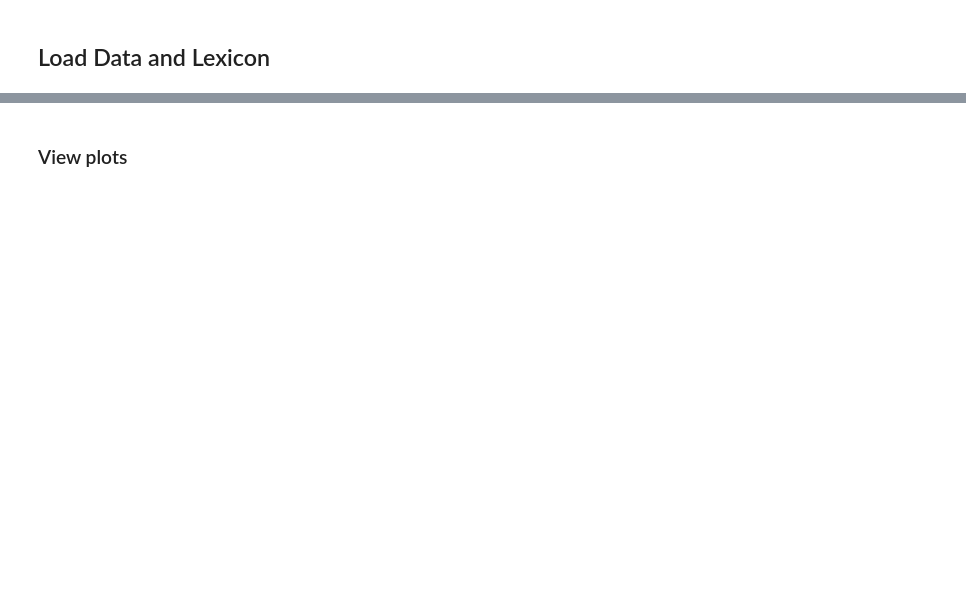
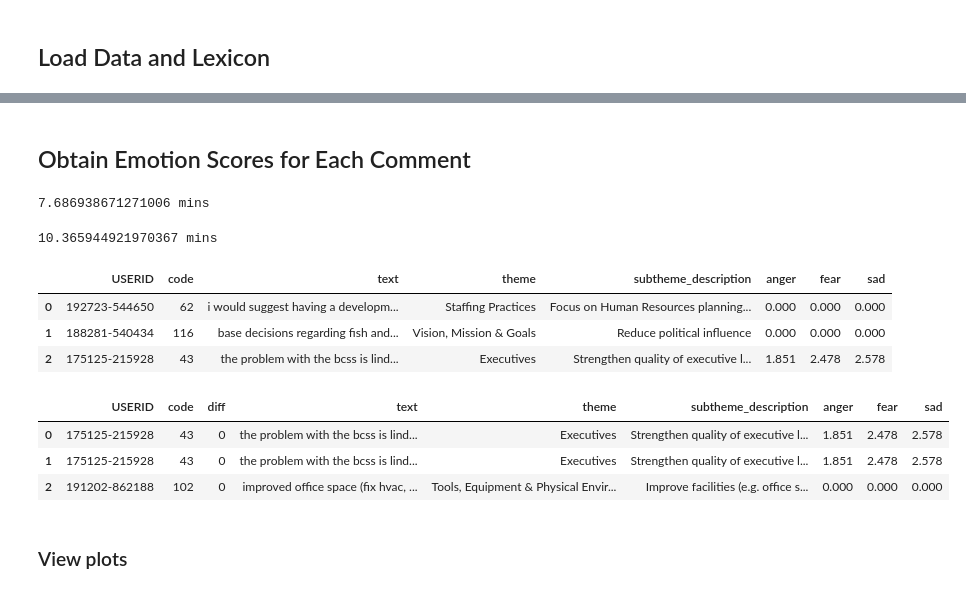
Before and after one commit to Jamienie/mds_capstone_bcstats, a Jupyter notebook: notebooks/ap_emotion_analysis_qual_to_quant.ipynb, the cells around one changed output, grey strips where cells are left out. Cells and saved outputs as stored; diff of their text form; code cells hidden in the pictures; blank space fills up the shorter version.

```diff
--- a/notebooks/ap_emotion_analysis_qual_to_quant.ipynb
+++ b/notebooks/ap_emotion_analysis_qual_to_quant.ipynb
@@ -103,2 +103,32 @@ df.head(3)
+# %% [markdown]
+## Obtain Emotion Scores for Each Comment
+# %%
+start = time.time()
+full_scores = src.emotion_analysis.obtain_emotion_scores(data_full, lexicon, anger=True, fear=True, sadness=True, joy=False)
+end = time.time()
+print((end - start) / 60, "mins")
+# %% [output]
+7.686938671271006 mins
+# %%
+start = time.time()
+agreement_scores = src.emotion_analysis.obtain_emotion_scores(data_agreement,
+                                                              lexicon,
+                                                              anger=True, fear=True, sadness=True, joy=False)
+end = time.time()
+print((end - start) / 60, "mins")
+# %% [output]
+10.365944921970367 mins
+# %%
+display(full_scores.head(3))
+display(agreement_scores.head(3))
+# %% [output]
+|  | USERID | code | text | theme | subtheme_description | anger | fear | sad |
+| 0 | 192723-544650 | 62 | i would suggest having a developm... | Staffing Practices | Focus on Human Resources planning... | 0.000 | 0.000 | 0.000 |
+| 1 | 188281-540434 | 116 | base decisions regarding fish and... | Vision, Mission & Goals | Reduce political influence | 0.000 | 0.000 | 0.000 |
+| 2 | 175125-215928 | 43 | the problem with the bcss is lind... | Executives | Strengthen quality of executive l... | 1.851 | 2.478 | 2.578 |
+|  | USERID | code | diff | text | theme | subtheme_description | anger | fear | sad |
+| 0 | 175125-215928 | 43 | 0 | the problem with the bcss is lind... | Executives | Strengthen quality of executive l... | 1.851 | 2.478 | 2.578 |
+| 1 | 175125-215928 | 43 | 0 | the problem with the bcss is lind... | Executives | Strengthen quality of executive l... | 1.851 | 2.478 | 2.578 |
+| 2 | 191202-862188 | 102 | 0 | improved office space (fix hvac, ... | Tools, Equipment & Physical Envir... | Improve facilities (e.g. office s... | 0.000 | 0.000 | 0.000 |
 # %% [markdown]
 ### View plots
```
Also changed, not shown: parts of 54 cells of this notebook, 1 other file.
